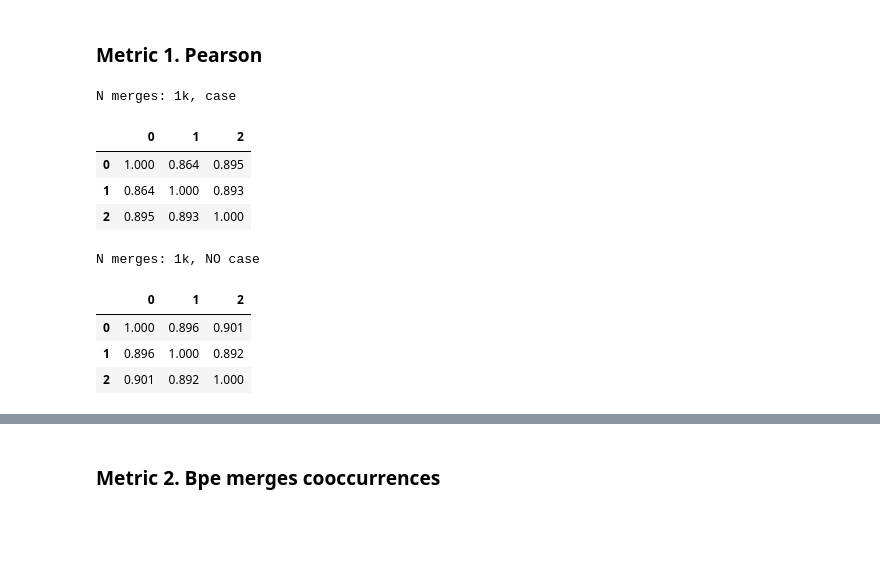
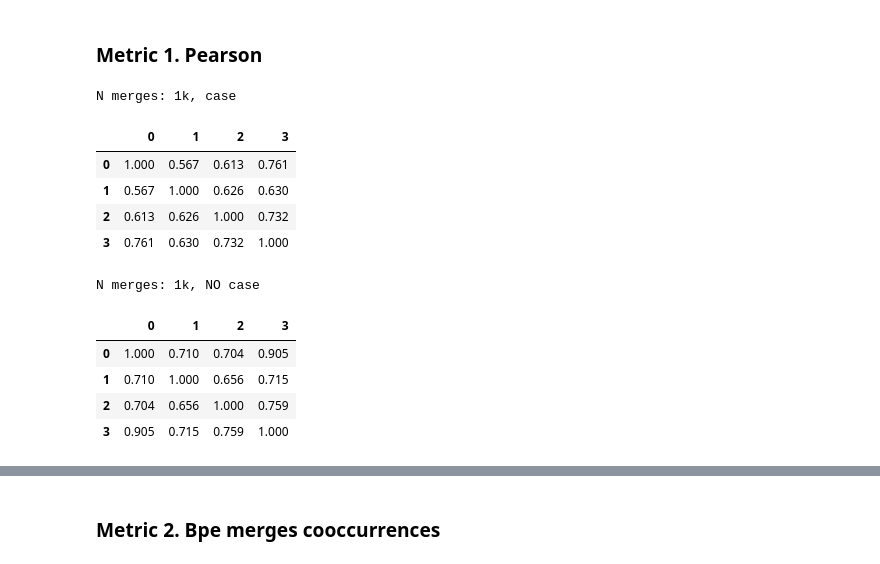
Before and after one commit to hlibbabii/log-recommender-dataprep, a Jupyter notebook: metrics/multilang.ipynb, the cells around one changed output, grey strips where cells are left out. Cells and saved outputs as stored; diff of their text form; code cells hidden in the pictures; blank space fills up the shorter version.

Commit message:
update multilang metrics

```diff
--- a/metrics/multilang.ipynb
+++ b/metrics/multilang.ipynb
@@ -37,3 +33,24 @@ c_nocase_merges = read_merges(c_nocase_merges_file)
+# %%
+import os
+from metrics.merge import read_merges
+
+from dataprep.config import USER_BPE_DIR
+
+N_MERGES = 10000
+
+def load_merges(dir, n_merges):
+    file = os.path.join(USER_BPE_DIR, f"{dir}/{n_merges}/merges.txt")
+    return read_merges(file)
+
+java_merges = load_merges("small_chunk_19-05-22T17-59-55", N_MERGES)
+python_merges = load_merges("python_19-05-20T00-48-25", N_MERGES)
+c_merges = load_merges("c_19-05-24T08-55-52", N_MERGES)
+multilang_merges = load_merges("multilang_19-05-31T17-50-18", N_MERGES)
+
+java_nocase_merges = load_merges("small_chunk_19-05-22T17-59-55_nocase", N_MERGES)
+python_nocase_merges = load_merges("python_19-05-20T00-48-25_nocase", N_MERGES)
+c_nocase_merges = load_merges("c_19-05-24T08-55-52_nocase", N_MERGES)
+multilang_nocase_merges = load_merges("multilang_19-05-31T17-50-18_nocase", N_MERGES)
 # %%
 print(f"N merges: {len(python_merges)}")
 python_merges[:10], python_nocase_merges[:10]
@@ -112,25 +154,33 @@ N merges: 10000
 # %% [markdown]
 ### Metric 1. Pearson
 # %%
+from metrics.matrix import pearson_matrix
+from pandas import DataFrame
+
 n_merges = 1000
 print(f"N merges: {n_merges//1000}k, case")
-m = pearson_matrix([java_merges[:n_merges], python_merges[:n_merges], c_merges[:n_merges]])
+m = pearson_matrix([java_merges[:n_merges], python_merges[:n_merges], c_merges[:n_merges], multilang_merges[:n_merges]])
 DataFrame(m).round(3)
 # %% [output]
 N merges: 1k, case
-|  | 0 | 1 | 2 |
-| 0 | 1.000 | 0.864 | 0.895 |
-| 1 | 0.864 | 1.000 | 0.893 |
-| 2 | 0.895 | 0.893 | 1.000 |
+|  | 0 | 1 | 2 | 3 |
+| 0 | 1.000 | 0.567 | 0.613 | 0.761 |
+| 1 | 0.567 | 1.000 | 0.626 | 0.630 |
+| 2 | 0.613 | 0.626 | 1.000 | 0.732 |
+| 3 | 0.761 | 0.630 | 0.732 | 1.000 |
 # %%
+from metrics.matrix import pearson_matrix
+from pandas import DataFrame
+
 n_merges = 1000
 print(f"N merges: {n_merges//1000}k, NO case")
-m = pearson_matrix([java_nocase_merges[:n_merges], python_nocase_merges[:n_merges], c_nocase_merges[:n_merges]])
+m = pearson_matrix([java_nocase_merges[:n_merges], python_nocase_merges[:n_merges], c_nocase_merges[:n_merges], multilang_nocase_merges[:n_merges]])
 DataFrame(m).round(3)
 # %% [output]
 N merges: 1k, NO case
-|  | 0 | 1 | 2 |
-| 0 | 1.000 | 0.896 | 0.901 |
-| 1 | 0.896 | 1.000 | 0.892 |
-| 2 | 0.901 | 0.892 | 1.000 |
+|  | 0 | 1 | 2 | 3 |
+| 0 | 1.000 | 0.710 | 0.704 | 0.905 |
+| 1 | 0.710 | 1.000 | 0.656 | 0.715 |
+| 2 | 0.704 | 0.656 | 1.000 | 0.759 |
+| 3 | 0.905 | 0.715 | 0.759 | 1.000 |
 # %%
```
Also changed, not shown: parts of 62 cells of this notebook, 1 other file.
